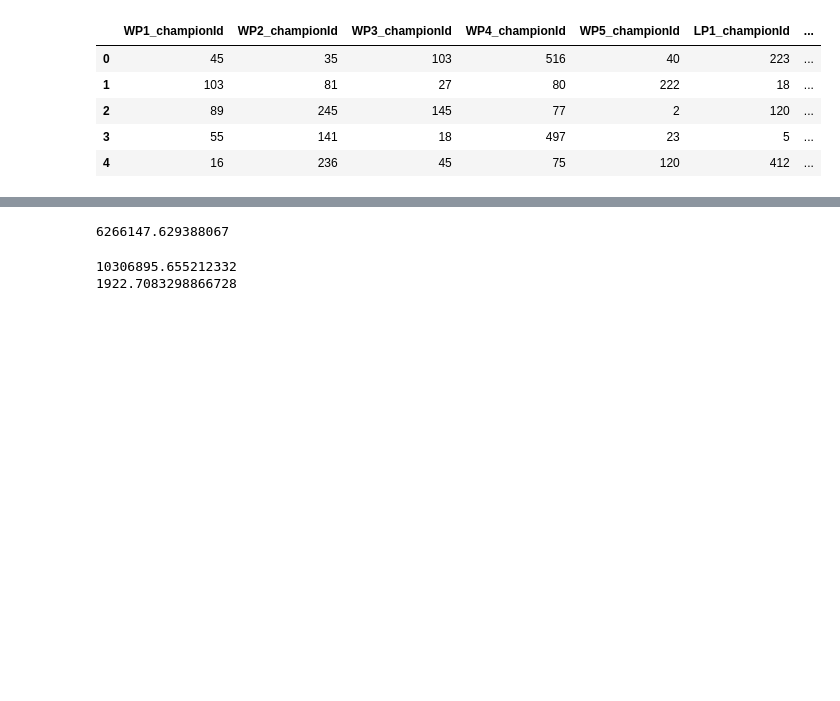
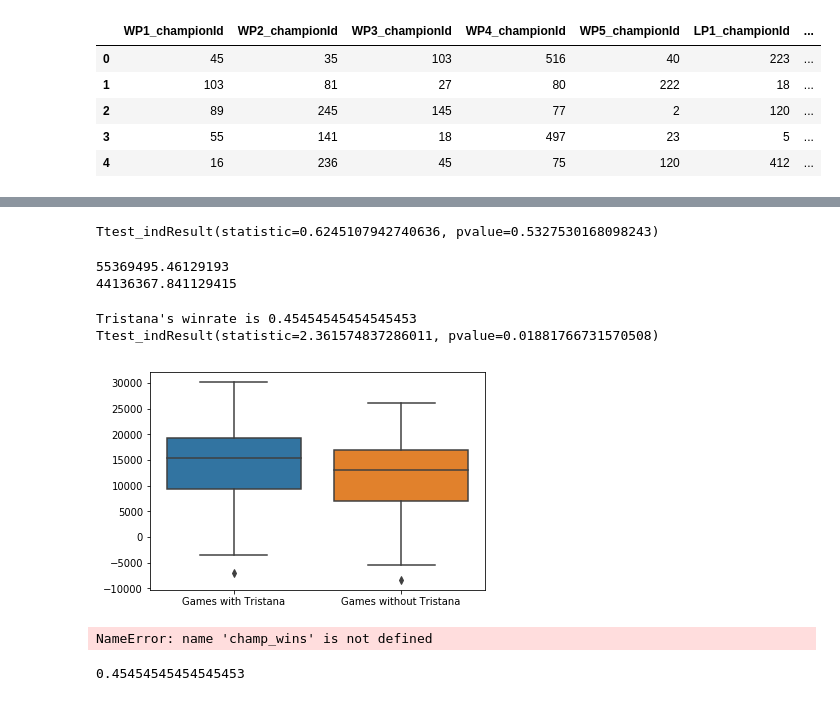
Before and after one commit to Fryman93/SprungBoard, a Jupyter notebook: Capstone 1/LoL.ipynb, the cells around one changed output, grey strips where cells are left out. Cells and saved outputs as stored; diff of their text form; code cells hidden in the pictures; blank space fills up the shorter version.

```diff
--- a/Capstone 1/LoL.ipynb
+++ b/Capstone 1/LoL.ipynb
@@ -387,5 +433,5 @@ plt.xticks([0,1],['Games with Tristana','Games without Tristana']);
 # %%
-#Prepping for z-test
+#Prepping for t-test
 
 trist = trist_games['TurretDamageDiff']
 notrist = notrist_games['TurretDamageDiff']
@@ -395,22 +441,12 @@ mean_notrist = np.mean(notrist)
 
 mean_diff = mean_trist - mean_notrist
 
-var_trist = np.var(trist)
-var_notrist = np.var(notrist)
-
-var_diff = var_trist**2/len(trist)+var_notrist**2/len(notrist)
-std_diff = var_diff**0.5
-std_diff
+sp.stats.ttest_ind(trist, notrist)
 # %% [output]
-6266147.629388067
+Ttest_indResult(statistic=0.6245107942740636, pvalue=0.5327530168098243)
-# %%
-alpha = 0.05
-z_critical = sp.stats.norm.ppf(1-alpha)
-z_critical
-
-critical_mean_diff = z_critical*std_diff
-print(critical_mean_diff)
-print(mean_diff)
-# %% [output]
-10306895.655212332
-1922.7083298866728
+# %%
+print(np.var(trist))
+print(np.var(notrist))
+# %% [output]
+55369495.46129193
+44136367.841129415
@@ -416,0 +503,14 @@ print(mean_diff)
+# %%
+champ_stats('Tristana')
+# %% [output]
+Tristana's winrate is 0.45454545454545453
+Ttest_indResult(statistic=2.361574837286011, pvalue=0.01881766731570508)
+[figure, added]
+# %%
+champ_wins
+# %% [output]
+NameError: name 'champ_wins' is not defined
+# %%
+70/154
+# %% [output]
+0.45454545454545453
```
Also changed, not shown: parts of 15 cells of this notebook.
